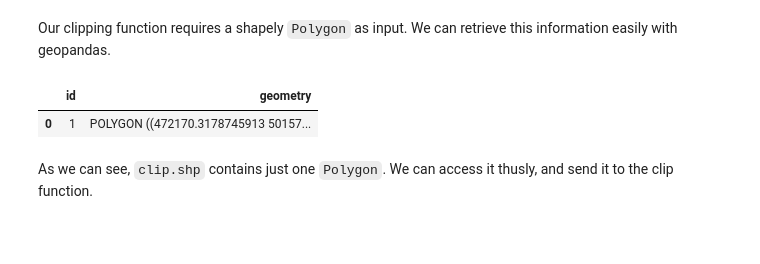
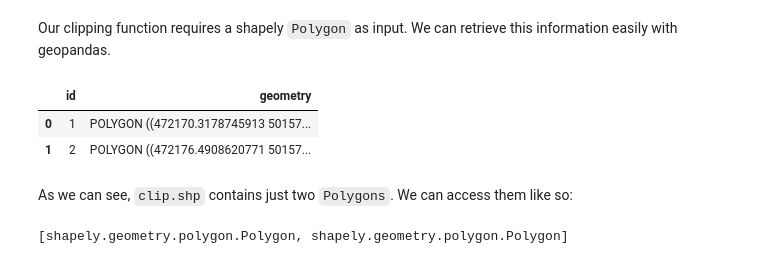
Before and after one commit to brycefrank/pyfor, a Jupyter notebook: samples/Clipping.ipynb, the cells around one changed output. Cells and saved outputs as stored; diff of their text form; code cells hidden in the pictures; blank space fills up the shorter version.

```diff
--- a/samples/Clipping.ipynb
+++ b/samples/Clipping.ipynb
@@ -15,17 +15,19 @@ pc.plot()
 Our clipping function requires a shapely `Polygon` as input. We can retrieve this information easily with geopandas.
 # %%
 # Load our clippping geometry
-poly_frame = gpd.read_file("../pyfortest/data/clip.shp")
+poly_frame = gpd.read_file("/home/bryce/Desktop/two_features.shp")
 poly_frame
 # %% [output]
 |  | id | geometry |
 | 0 | 1 | POLYGON ((472170.3178745913 50157... |
+| 1 | 2 | POLYGON ((472176.4908620771 50157... |
 # %% [markdown]
-As we can see, `clip.shp` contains just one `Polygon`. We can access it thusly, and send it to the clip function.
+As we can see, `clip.shp` contains just two `Polygons`. We can access them like so:
 # %%
 # Access the specific polygon to clip
 polygon = poly_frame["geometry"].iloc[0]
 
-# Clip and plot
-new_ppc = pc.clip(polygon)
-new_ppc.iplot3d(point_size = 2)
+# Print out the object type
+[type(polygon) for polygon in poly_frame["geometry"]]
+# %% [output]
+[shapely.geometry.polygon.Polygon, shapely.geometry.polygon.Polygon]
```
Also changed, not shown: parts of 5 cells of this notebook.
